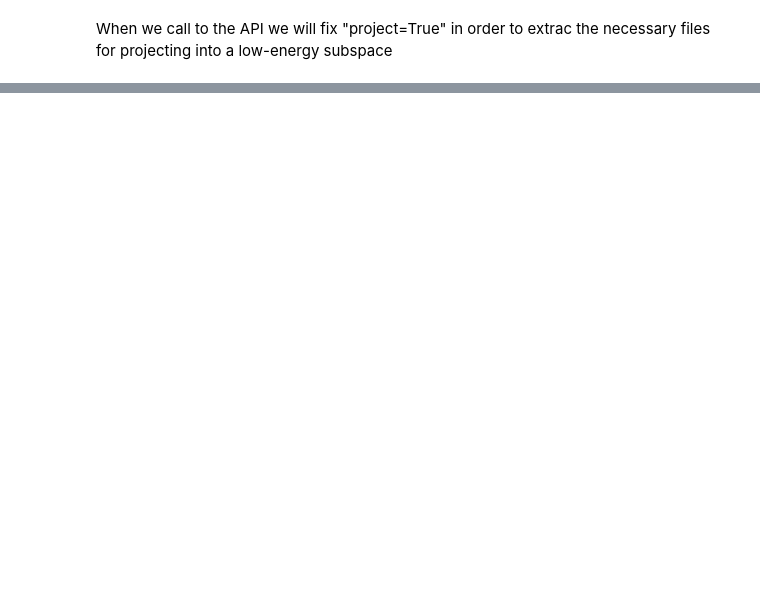
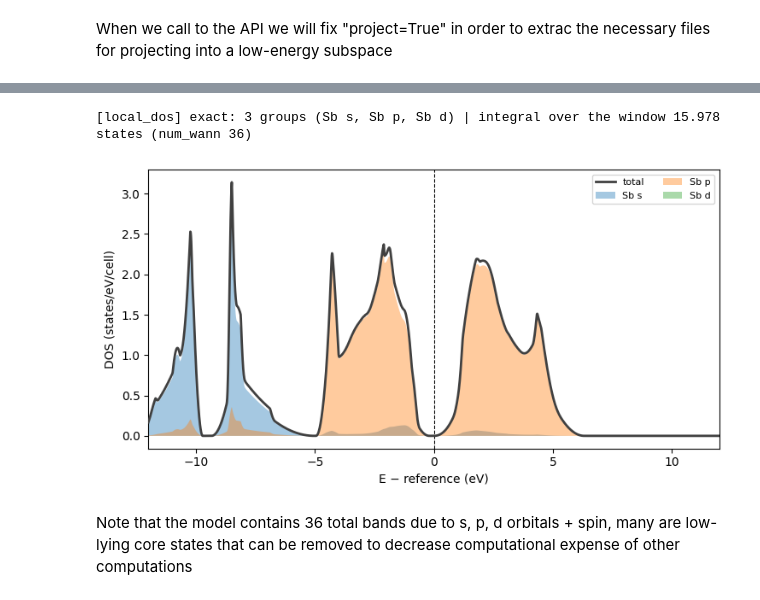
Before and after one commit to alextyner-tailwater/Tailwater, a Jupyter notebook: Tutorials/Basics.ipynb, the cells around one changed output, grey strips where cells are left out. Drawn from its saved outputs; the diff is of its cells as text; code cells hidden in the pictures; blank space fills up the shorter version.

```diff
--- a/Tutorials/Basics.ipynb
+++ b/Tutorials/Basics.ipynb
@@ -71 +111,22 @@ fig
+# %%
+import json
+meta = json.load(open(paths["meta"]))
+ld = local_dos(paths["npz"], by="species-shell",
+               active_projections=meta["active_projections"],
+               energies=(-12, 12), k_mesh=(4, 4, 4), n_energies=2000, plot=False)
+
+dE = ld.energies[1] - ld.energies[0]
+
+fig, ax = plt.subplots(figsize=(7.5, 4))
+ax.plot(ld.energies, ld.total, color="0.25", lw=2, label="total", zorder=3)
+for k, v in sorted(ld.ldos.items(), key=lambda kv: -kv[1].max()):
+    ax.fill_between(ld.energies, v, alpha=.4, label=k)
+ax.axvline(0, ls="--", color="k", lw=.8); ax.set_xlim(-12, 12)
+ax.set_xlabel("E − reference (eV)"); ax.set_ylabel("DOS (states/eV/cell)")
+ax.legend(fontsize=8, ncol=2); plt.tight_layout(); plt.show()
+# %% [output]
+[local_dos] exact: 3 groups (Sb s, Sb p, Sb d) | integral over the window 15.978 states (num_wann 36)
+[figure, added]
+# %% [markdown]
+Note that the model contains 36 total bands due to s, p, d orbitals + spin, many are low-lying core states that can be removed to decrease computational expense of other computations
 # %%
```
Also changed, not shown: parts of 12 cells of this notebook.
